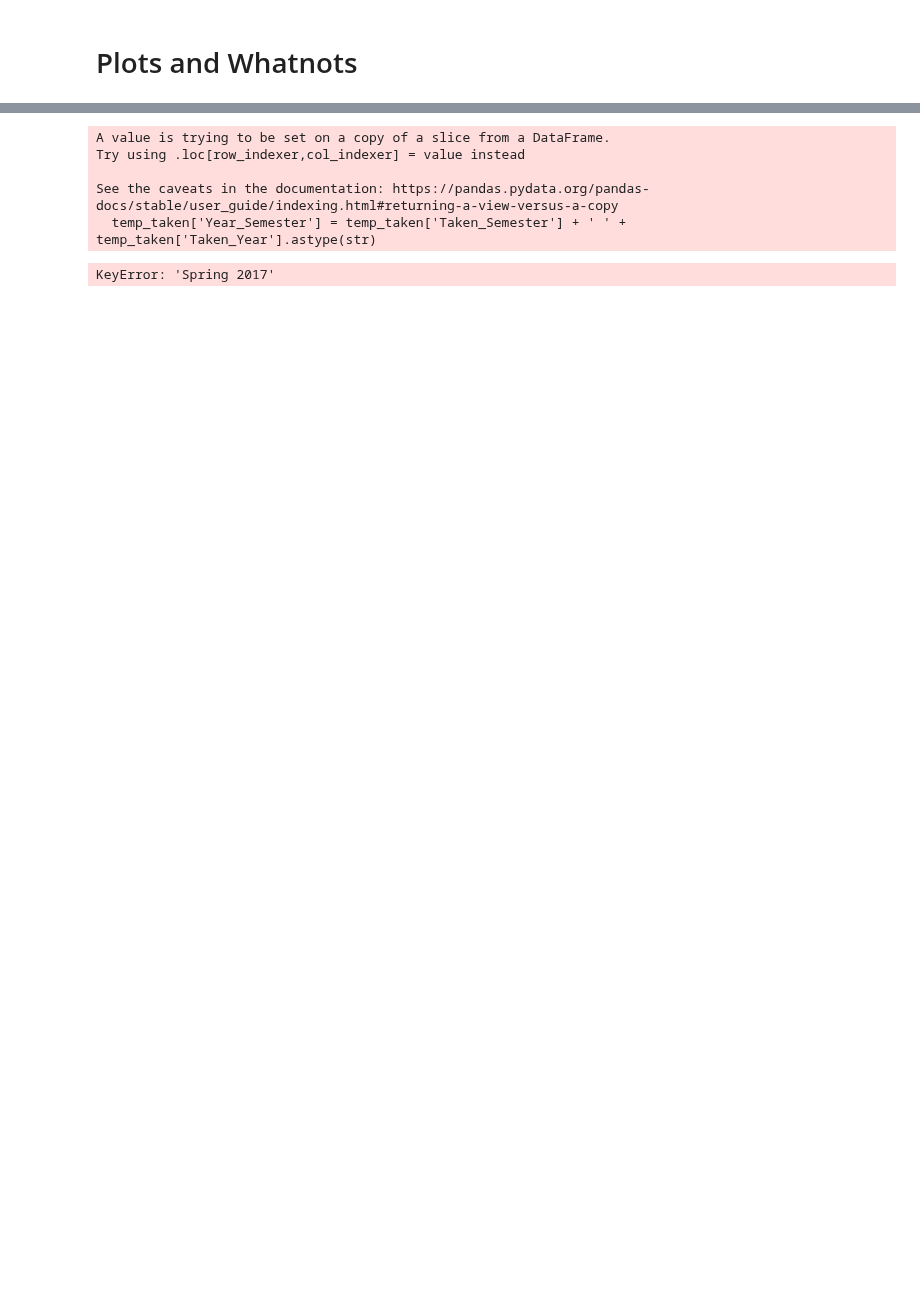
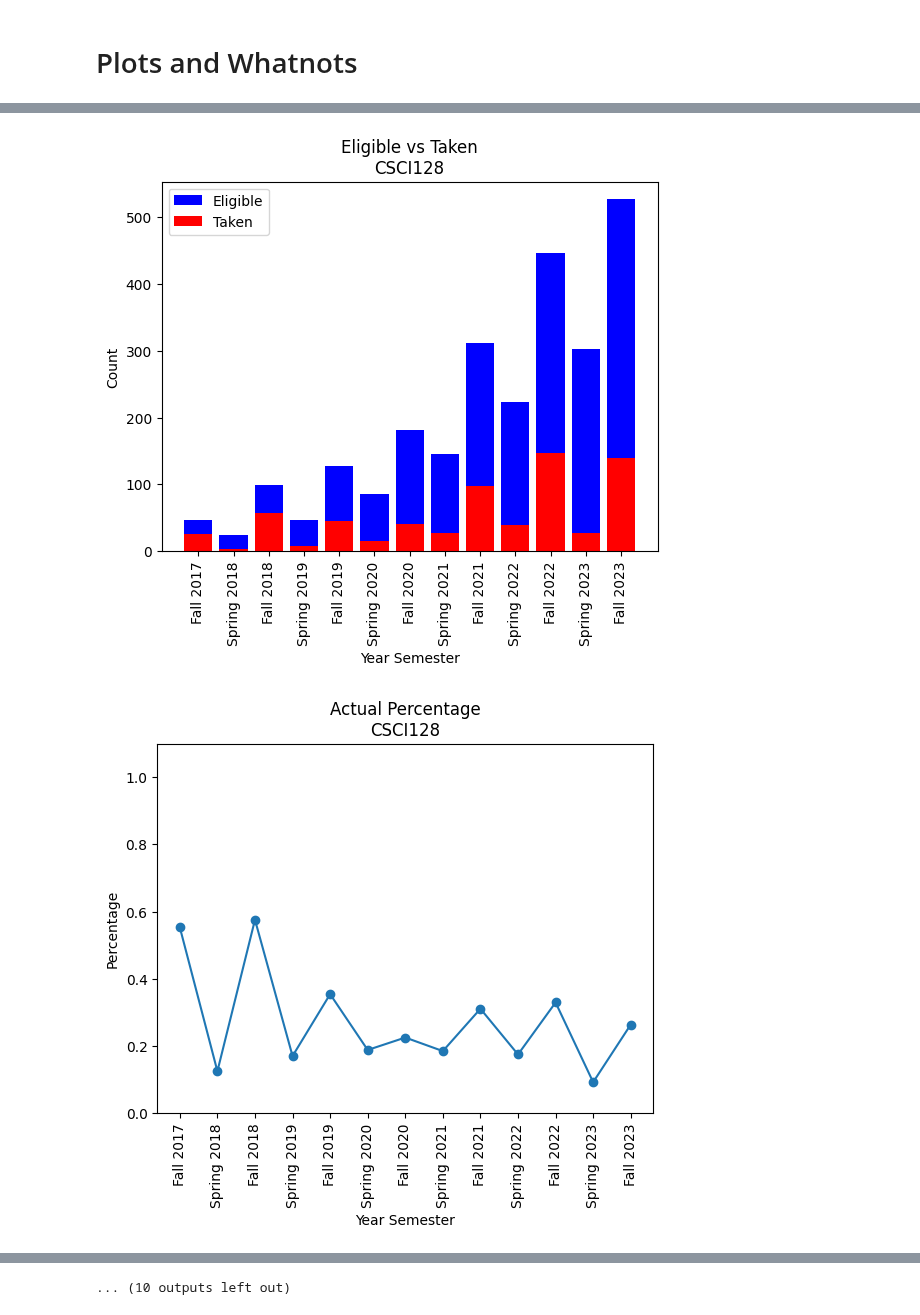
Before and after one commit to ifrycolorado/Enrollment_Project, a Jupyter notebook: src/dag.ipynb, the cells around one changed output, grey strips where cells are left out. Drawn from its saved outputs; the diff is of its cells as text; code cells hidden in the pictures; blank space fills up the shorter version.

Commit message:
Graphing now in order

```diff
--- a/src/dag.ipynb
+++ b/src/dag.ipynb
@@ -196,44 +233,62 @@ carry_out
 # %%
 def plot_eligible_to_taken(carry_out, cl):
 
     # initialize
-    temp_carry = carry_out[['Year_Semester', cl]]
-    temp_taken = taken_df[taken_df['Class'] == cl]
-    temp_taken['Year_Semester'] = temp_taken['Taken_Semester'] + ' ' + temp_taken['Taken_Year'].astype(str)
-    eligible_dict = { sem:0 for sem in temp_carry['Year_Semester'].unique() }
-    taken_dict = { sem:len(temp_taken[temp_taken['Year_Semester'] == sem]) for sem in temp_carry['Year_Semester'].unique() }
+    temp_carry = carry_out[['Year_Semester', cl]].copy()
+    temp_taken = taken_df[taken_df['Class'] == cl].copy()
+    temp_taken.loc[:, 'Year_Semester'] = temp_taken['Taken_Semester'] + ' ' + temp_taken['Taken_Year'].astype(str)
+    eligible_dict = { sem:0 for sem in temp_taken['Year_Semester'].unique() }
+    taken_dict = {sem: len(temp_taken[temp_taken['Year_Semester'] == sem]) for sem in temp_taken['Year_Semester'].unique()}
+
 
     # find eligible
     for ys in eligible_dict.keys():
         eligible_dict[ys] = len(temp_carry[(temp_carry['Year_Semester'] == ys) & (temp_carry[cl] == 0)])
 
+    # find actual enrollment
     actual_dict = {sem:0 for sem in temp_taken['Year_Semester'].unique()}
 
-    for sem in temp_taken['Year_Semester'].unique():
+    # print('=====\n', cl, actual_dict, "\n", cl, eligible_dict)
+
+    # find actual eligibility
+    for sem in actual_dict.keys():
         if eligible_dict[sem] != 0:
             actual_dict[sem] = taken_dict[sem] / eligible_dict[sem]
         else:
             actual_dict[sem] = 0
 
+    # First, sort the DataFrame by 'Semester_Num'
+    sorted_df = temp_taken.sort_values(by='Taken_Num')
+
+    # Then, select the 'Year_Semester' column and get its unique values
+    semester_list = sorted_df['Year_Semester'].unique()
+
+    # maintain order
+    ordered_actual_dict = {k: actual_dict[k] for k in semester_list}
+    order_eligible_dict = {k: eligible_dict[k] for k in semester_list}
+    order_taken_dict = {k: taken_dict[k] for k in semester_list}
 
     # plot hist
-    plt.bar(eligible_dict.keys(), eligible_dict.values(), color='b', label='Eligible')
-    plt.bar(taken_dict.keys(), taken_dict.values(), color='r', label='Taken')
+    plt.bar(order_eligible_dict.keys(), order_eligible_dict.values(), color='b', label='Eligible')
+    plt.bar(order_taken_dict.keys(), order_taken_dict.values(), color='r', label='Taken')
     plt.xlabel('Year Semester')
     plt.ylabel('Count')
-    plt.xticks(rotation=45)
-    plt.title('Eligible vs Taken')
+    plt.xticks(rotation=90)
+    plt.title(f'Eligible vs Taken\n{cl}')
     plt.legend()
     plt.show()
 
     # plot line graph of actual
-    plt.plot(actual_dict.keys(), actual_dict.values(), marker='o')
+    plt.plot(ordered_actual_dict.keys(), ordered_actual_dict.values(), marker='o')
     plt.xlabel('Year Semester')
     plt.ylabel('Percentage')
-    # plt.ylim(0, 1.1)
-    plt.xticks(rotation=45)
-    plt.title('Actual Percentage')
+    plt.ylim(0, 1.1)
+    plt.xticks(rotation=90)
+    plt.title(f'Actual Percentage\n{cl}')
     plt.show()
 
-plot_eligible_to_taken(carry_out, 'CSCI128')
+for cl in in_degrees.keys():
+    plot_eligible_to_taken(carry_out, cl)
 # %% [output]
+[figure, added]
+[figure, added]
@@ -240,6 +305 @@ plot_eligible_to_taken(carry_out, 'CSCI128')
-A value is trying to be set on a copy of a slice from a DataFrame.
-Try using .loc[row_indexer,col_indexer] = value instead
-
-See the caveats in the documentation: https://pandas.pydata.org/pandas-docs/stable/user_guide/indexing.html#returning-a-view-versus-a-copy
-  temp_taken['Year_Semester'] = temp_taken['Taken_Semester'] + ' ' + temp_taken['Taken_Year'].astype(str)
+... (10 outputs left out)
-KeyError: 'Spring 2017'
```
Also changed, not shown: parts of 11 cells of this notebook, 1 other file.
